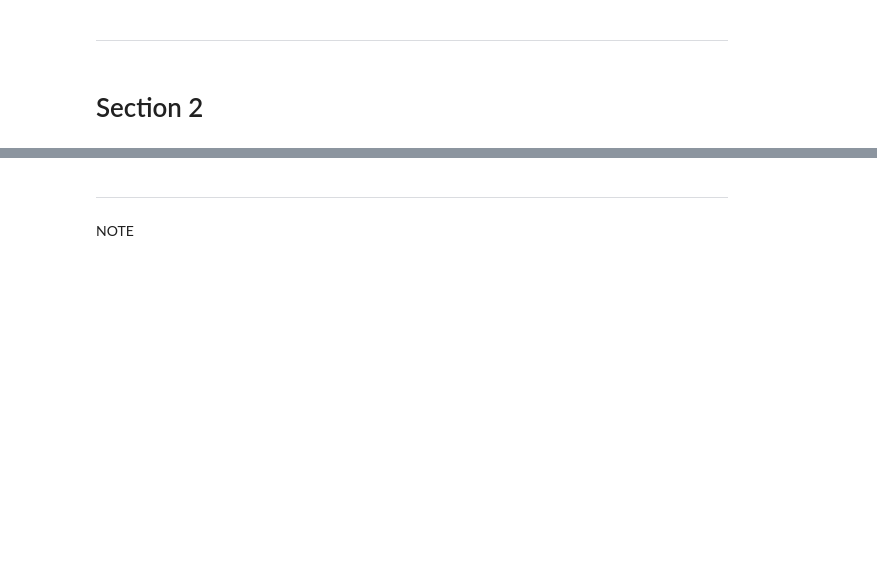
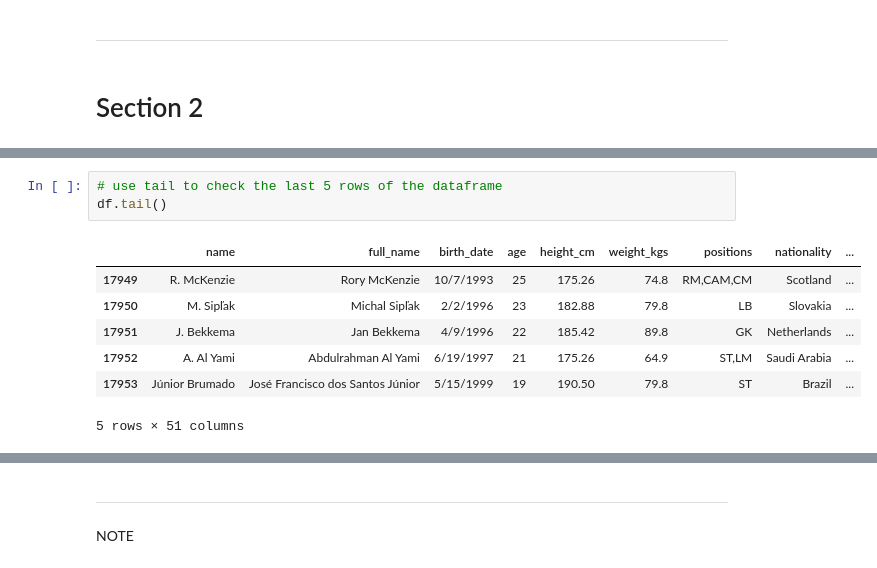
Before and after one commit to lehaanwar/football-players-data, a Jupyter notebook: jupyter_notebooks/ETL.ipynb, the cells around one changed output, grey strips where cells are left out. Cells and saved outputs as stored; diff of their text form; blank space fills up the shorter version.

```diff
--- a/jupyter_notebooks/ETL.ipynb
+++ b/jupyter_notebooks/ETL.ipynb
@@ -59,0 +87,11 @@ Section 2 content
+# %%
+# use tail to check the last 5 rows of the dataframe
+df.tail()
+# %% [output]
+|  | name | full_name | birth_date | age | height_cm | weight_kgs | positions | nationality | ... |
+| 17949 | R. McKenzie | Rory McKenzie | 10/7/1993 | 25 | 175.26 | 74.8 | RM,CAM,CM | Scotland | ... |
+| 17950 | M. Sipľak | Michal Sipľak | 2/2/1996 | 23 | 182.88 | 79.8 | LB | Slovakia | ... |
+| 17951 | J. Bekkema | Jan Bekkema | 4/9/1996 | 22 | 185.42 | 89.8 | GK | Netherlands | ... |
+| 17952 | A. Al Yami | Abdulrahman Al Yami | 6/19/1997 | 21 | 175.26 | 64.9 | ST,LM | Saudi Arabia | ... |
+| 17953 | Júnior Brumado | José Francisco dos Santos Júnior | 5/15/1999 | 19 | 190.50 | 79.8 | ST | Brazil | ... |
+5 rows × 51 columns
```
Also changed, not shown: parts of 14 cells of this notebook, 1 other file.
